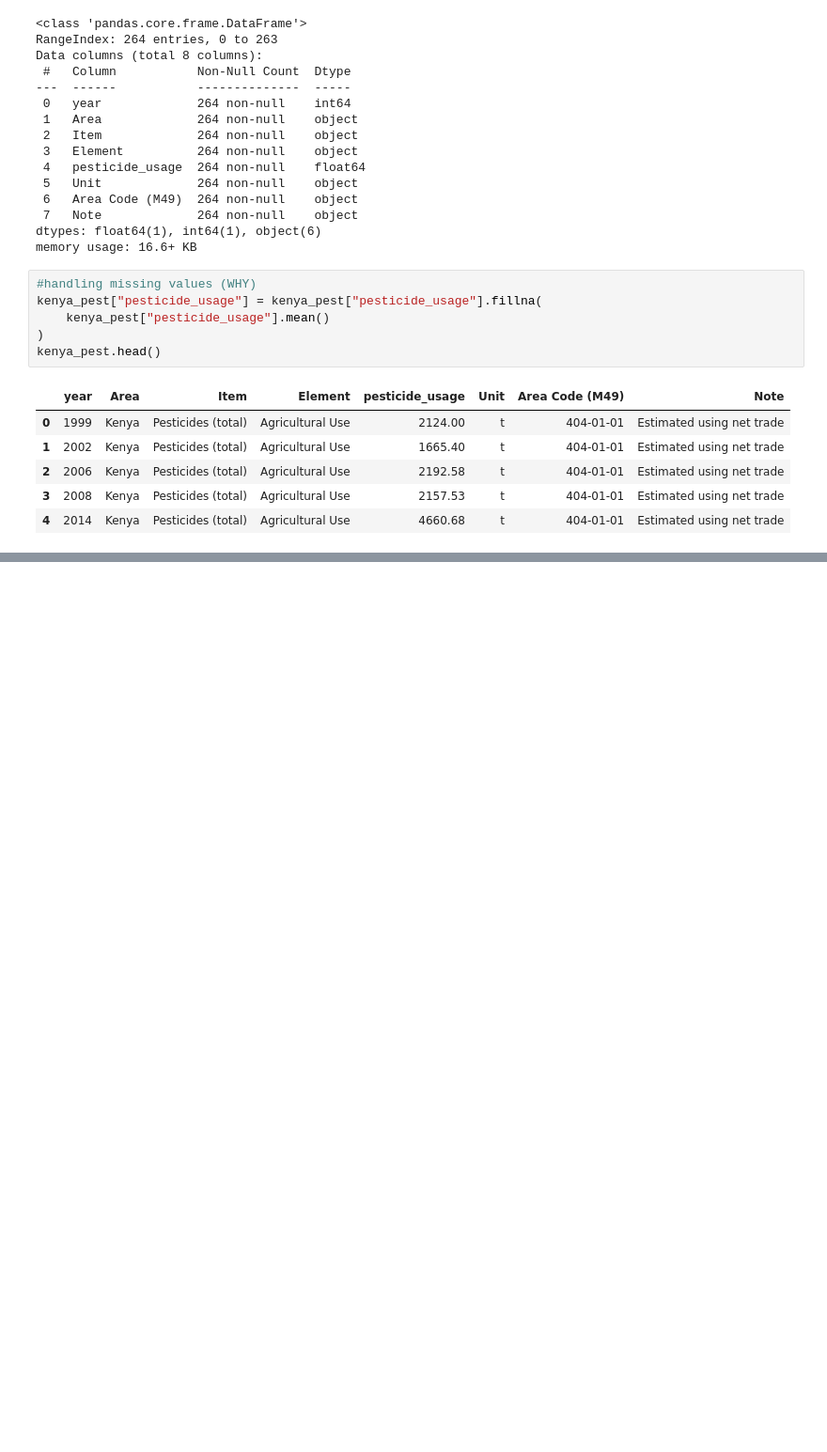
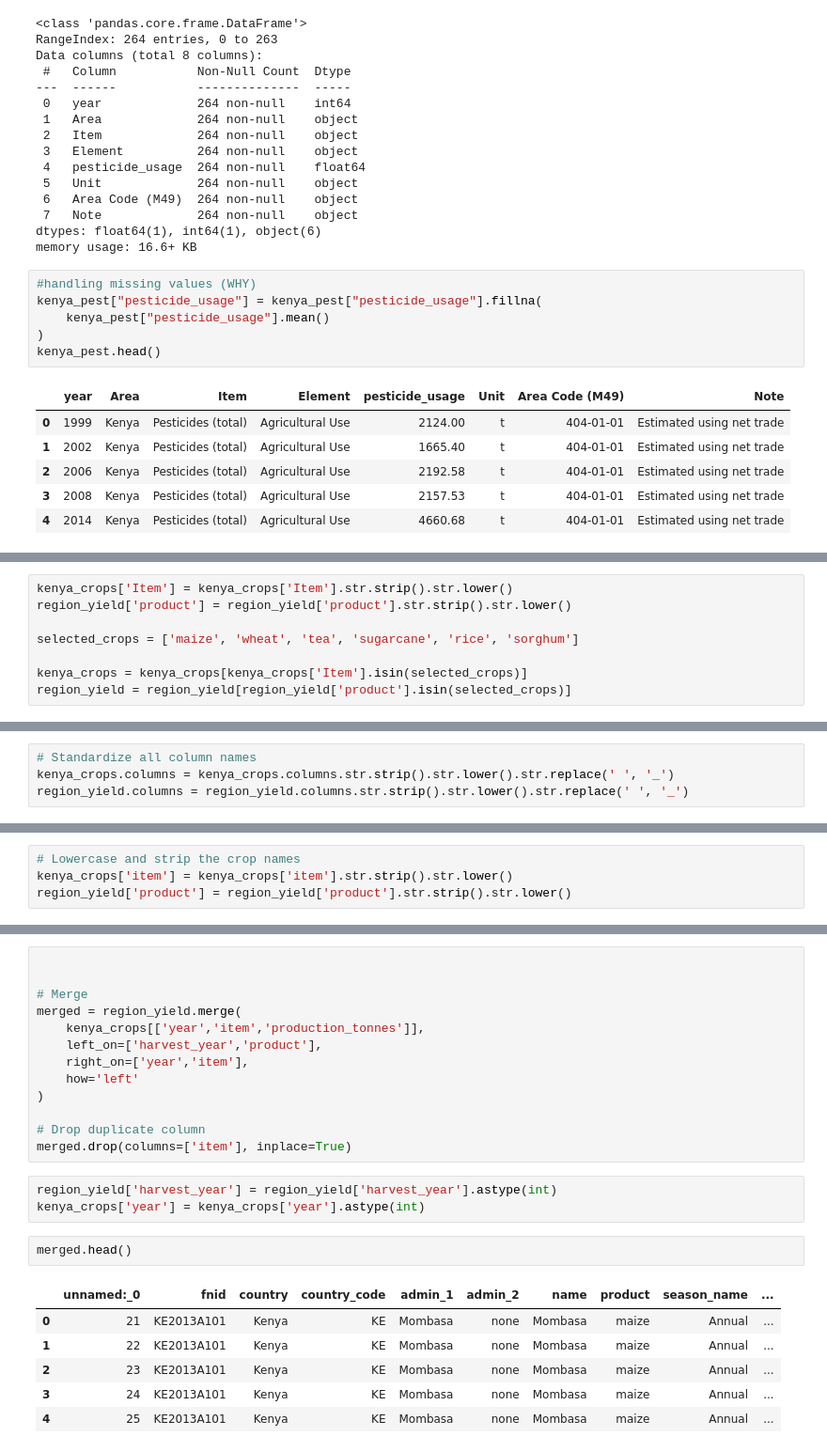
Before and after one commit to sheillamacharia/Regional_Crop_Yield_Prediction_Kenya, a Jupyter notebook: Notebooks/Margaret.ipynb, the cells around one changed output, grey strips where cells are left out. Shown at 94% size. Drawn from its saved outputs; the diff is of its cells as text; blank space fills up the shorter version.

```diff
--- a/Notebooks/Margaret.ipynb
+++ b/Notebooks/Margaret.ipynb
@@ -172,0 +271,8 @@ kenya_pest.head()
+# %%
+kenya_crops['Item'] = kenya_crops['Item'].str.strip().str.lower()
+region_yield['product'] = region_yield['product'].str.strip().str.lower()
+
+selected_crops = ['maize', 'wheat', 'tea', 'sugarcane', 'rice', 'sorghum']
+
+kenya_crops = kenya_crops[kenya_crops['Item'].isin(selected_crops)]
+region_yield = region_yield[region_yield['product'].isin(selected_crops)]
@@ -172,0 +287,4 @@ kenya_pest.head()
+# %%
+# Standardize all column names
+kenya_crops.columns = kenya_crops.columns.str.strip().str.lower().str.replace(' ', '_')
+region_yield.columns = region_yield.columns.str.strip().str.lower().str.replace(' ', '_')
@@ -172,0 +297,4 @@ kenya_pest.head()
+# %%
+# Lowercase and strip the crop names
+kenya_crops['item'] = kenya_crops['item'].str.strip().str.lower()
+region_yield['product'] = region_yield['product'].str.strip().str.lower()
@@ -172,0 +313,25 @@ kenya_pest.head()
+# %%
+
+
+# Merge
+merged = region_yield.merge(
+    kenya_crops[['year','item','production_tonnes']],
+    left_on=['harvest_year','product'],
+    right_on=['year','item'],
+    how='left'
+)
+
+# Drop duplicate column
+merged.drop(columns=['item'], inplace=True)
+# %%
+region_yield['harvest_year'] = region_yield['harvest_year'].astype(int)
+kenya_crops['year'] = kenya_crops['year'].astype(int)
+# %%
+merged.head()
+# %% [output]
+|  | unnamed:_0 | fnid | country | country_code | admin_1 | admin_2 | name | product | season_name | ... |
+| 0 | 21 | KE2013A101 | Kenya | KE | Mombasa | none | Mombasa | maize | Annual | ... |
+| 1 | 22 | KE2013A101 | Kenya | KE | Mombasa | none | Mombasa | maize | Annual | ... |
+| 2 | 23 | KE2013A101 | Kenya | KE | Mombasa | none | Mombasa | maize | Annual | ... |
+| 3 | 24 | KE2013A101 | Kenya | KE | Mombasa | none | Mombasa | maize | Annual | ... |
+| 4 | 25 | KE2013A101 | Kenya | KE | Mombasa | none | Mombasa | maize | Annual | ... |
```
Also changed, not shown: parts of 22 cells of this notebook.
